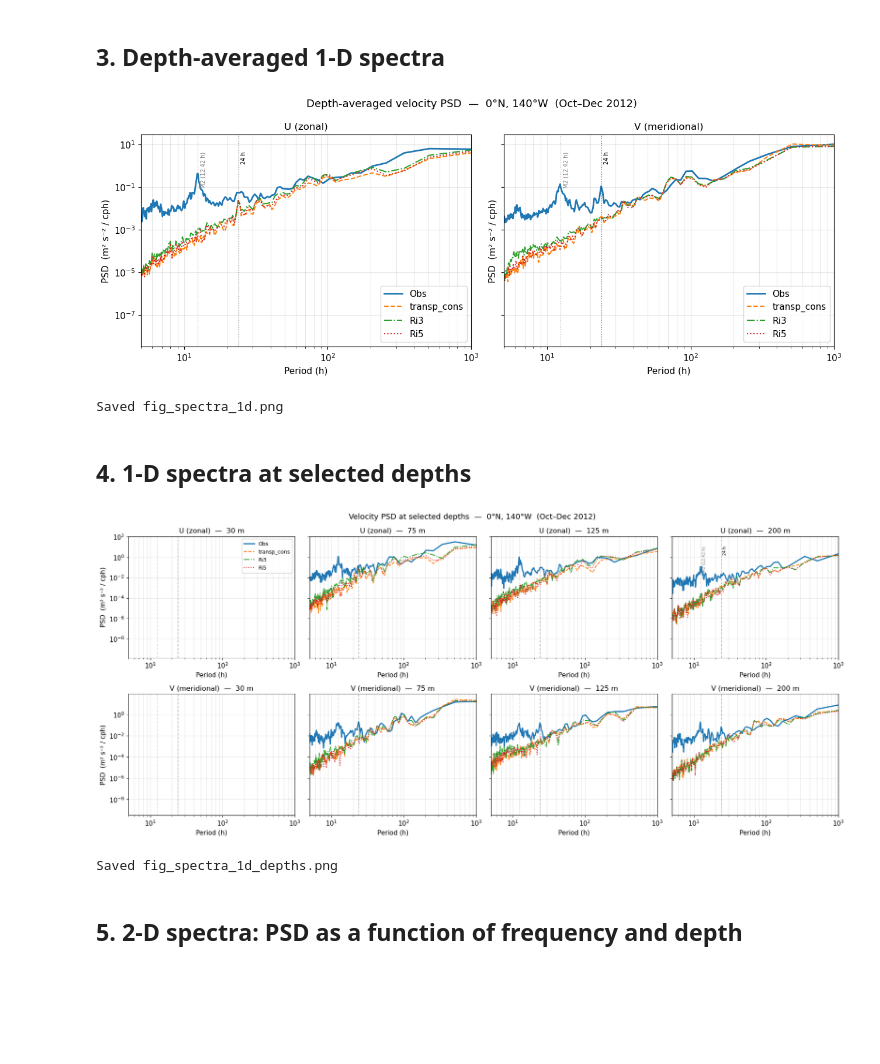
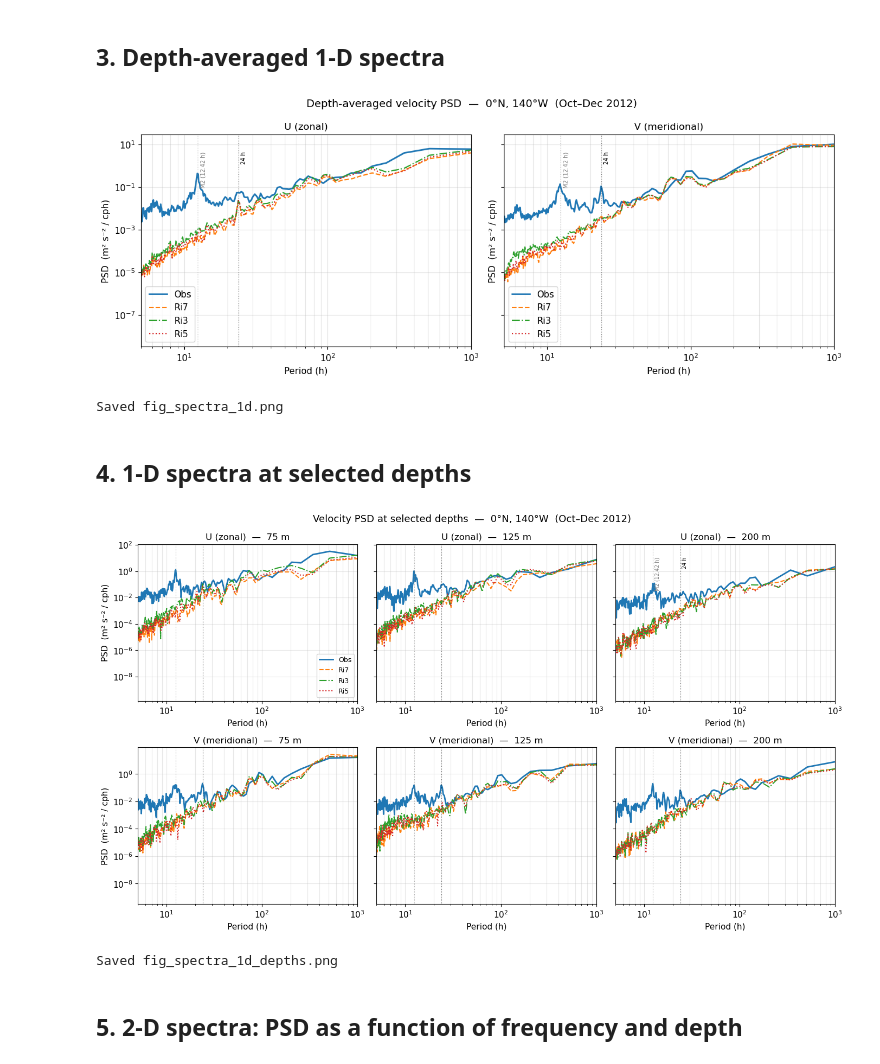
Before and after one commit to eldavenport/tpose24-validation, a Jupyter notebook: notebook_1d_tao_validation_spectra_mixing.ipynb, the cells around one changed output. Cells and saved outputs as stored; diff of their text form; code cells hidden in the pictures; blank space fills up the shorter version.

```diff
--- a/notebook_1d_tao_validation_spectra_mixing.ipynb
+++ b/notebook_1d_tao_validation_spectra_mixing.ipynb
@@ -12,7 +12,7 @@ Figures: (1) depth-averaged 1-D PSD, (2) 1-D PSD at selected depths, (3) 2-D PSD
 SUBFOLDER = 'mixing_comparison'
 
 RUNS = [
-    {'label': 'transp_cons', 'color': 'C1', 'ls': '--',
+    {'label': 'Ri7',         'color': 'C1', 'ls': '--',
      'path': '/data/SO3/edavenport/tpose24/oct2012_3month_transp_cons/PROF_eq/TAO_WO_2012_ADCP_v2_model.nc'},
     {'label': 'Ri3',         'color': 'C2', 'ls': '-.',
      'path': '/data/SO3/edavenport/tpose24/oct2012_TP6Vel_3month_Ri3/PROF_eq/TAO_WO_2012_ADCP_v2_model.nc'},
@@ -137,49 +137,49 @@ plt.savefig(f'TAO_comparison/{SUBFOLDER}/fig_spectra_1d.png', dpi=150, bbox_inch
 plt.show()
 print('Saved fig_spectra_1d.png')
 # %% [output]
-[figure, old version]
+[figure, new version]
 Saved fig_spectra_1d.png
 # %% [markdown]
 ## 4. 1-D spectra at selected depths
 # %%
-TARGET_DEPTHS = [30, 75, 125, 200]
+TARGET_DEPTHS = [75, 125, 200]
 depth_idxs = [np.argmin(np.abs(depths - d)) for d in TARGET_DEPTHS]
 
-fig, axes = plt.subplots(2, 4, figsize=(18, 8), sharey='row')
+fig, axes = plt.subplots(2, 3, figsize=(14, 8), sharey='row')
 fig.suptitle('Velocity PSD at selected depths  —  0°N, 140°W  (Oct–Dec 2012)', fontsize=13)
 
 for row, (psd_obs_2d, comp, key) in enumerate([
         (psd_U_obs, 'U (zonal)',      'psd_U'),
         (psd_V_obs, 'V (meridional)', 'psd_V')]):
     for col, (iz, td) in enumerate(zip(depth_idxs, TARGET_DEPTHS)):
         ax = axes[row, col]
         ax.loglog(T_h, psd_obs_2d[1:, iz], color='C0', lw=2, label='Obs')
         for run in RUNS:
             ax.loglog(T_h, run[key][1:, iz], color=run['color'], lw=1.5,
                       ls=run['ls'], label=run['label'])
 
         trans = ax.get_xaxis_transform()
         for lbl, (period, y_ax, color) in tidal_marks.items():
             ax.axvline(period, color=color, lw=0.8, ls=':', alpha=0.7)
-            if row == 0 and col == 3:
+            if row == 0 and col == len(TARGET_DEPTHS) - 1:
                 ax.text(period * 1.04, y_ax, lbl, transform=trans,
                         fontsize=7, color=color, rotation=90, ha='left', va='top')
 
         ax.set_xlim([5, 1000])
         ax.set_title(f'{comp}  —  {depths[iz]:.0f} m')
         ax.set_xlabel('Period (h)')
         ax.grid(True, which='both', alpha=0.3)
         if col == 0:
             ax.set_ylabel('PSD  (m² s⁻² / cph)')
         if row == 0 and col == 0:
             ax.legend(fontsize=9)
 
 fig.tight_layout()
 plt.savefig(f'TAO_comparison/{SUBFOLDER}/fig_spectra_1d_depths.png', dpi=150, bbox_inches='tight')
 plt.show()
 print('Saved fig_spectra_1d_depths.png')
 # %% [output]
-[figure, old version]
+[figure, new version]
 Saved fig_spectra_1d_depths.png
 # %% [markdown]
 ## 5. 2-D spectra: PSD as a function of frequency and depth
```
Also changed, not shown: parts of 1 cell of this notebook, 5 other files.
